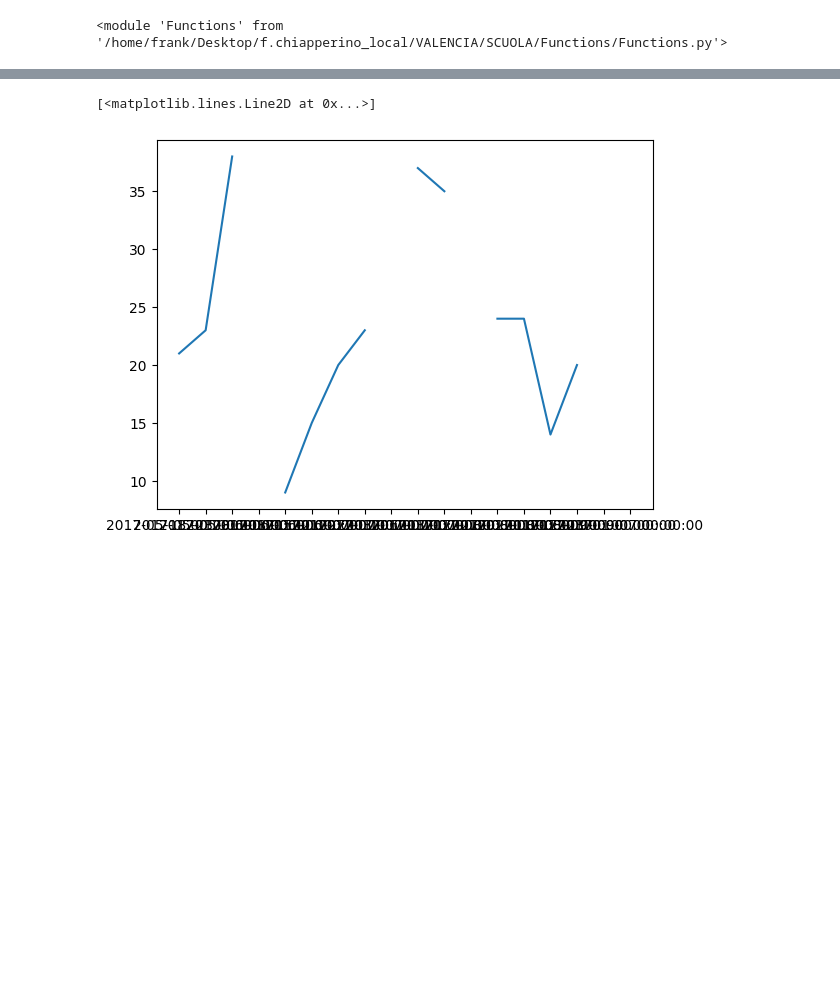
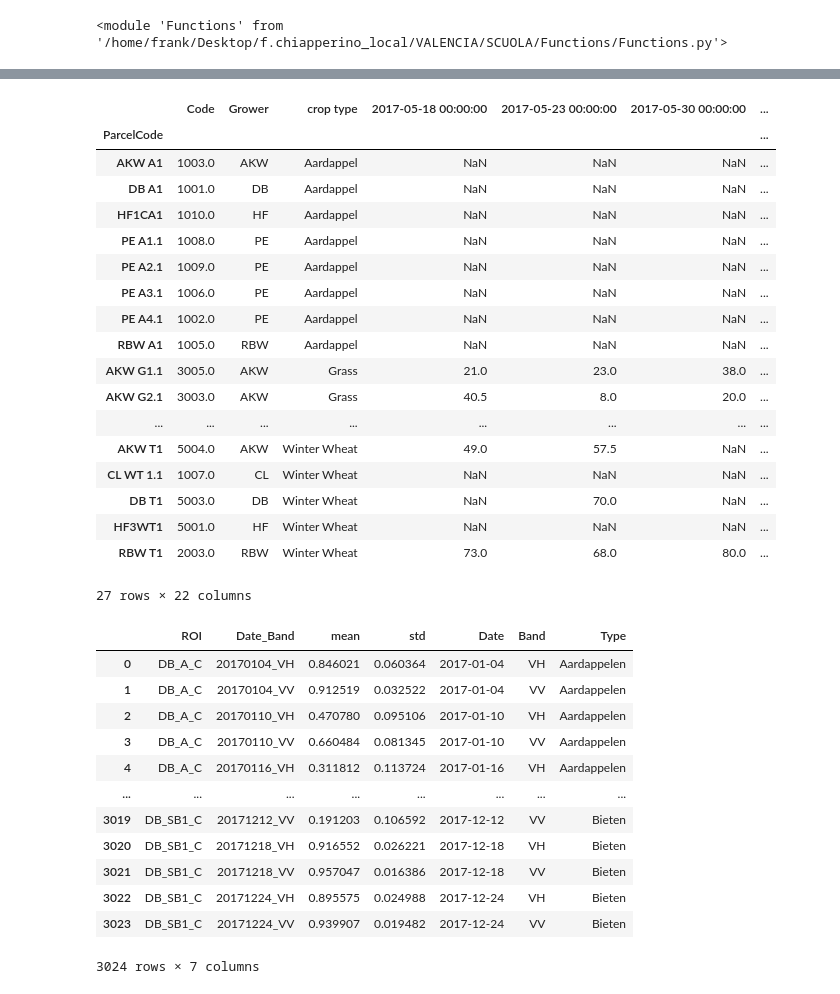
Before and after one commit to cFr4nk/Tesi_SAR_Analysis, a Jupyter notebook: Untitled-1.ipynb, the cells around one changed output, grey strips where cells are left out. Cells and saved outputs as stored; diff of their text form; code cells hidden in the pictures; blank space fills up the shorter version.

```diff
--- a/Untitled-1.ipynb
+++ b/Untitled-1.ipynb
@@ -43,5 +51,42 @@ ValueError: could not convert string to float: '28-53'
+# %%
+df_filtrato = df_height[~df_height.index.astype(str).str.endswith('2')]
+df_filtrato.dropna(subset=['Code'], inplace=True)
+display(df_filtrato)
+# %% [output]
+|  | Code | Grower | crop type | 2017-05-18 00:00:00 | 2017-05-23 00:00:00 | 2017-05-30 00:00:00 | ... |
+| ParcelCode |  |  |  |  |  |  | ... |
+| AKW A1 | 1003.0 | AKW | Aardappel | NaN | NaN | NaN | ... |
+| DB A1 | 1001.0 | DB | Aardappel | NaN | NaN | NaN | ... |
+| HF1CA1 | 1010.0 | HF | Aardappel | NaN | NaN | NaN | ... |
+| PE A1.1 | 1008.0 | PE | Aardappel | NaN | NaN | NaN | ... |
+| PE A2.1 | 1009.0 | PE | Aardappel | NaN | NaN | NaN | ... |
+| PE A3.1 | 1006.0 | PE | Aardappel | NaN | NaN | NaN | ... |
+| PE A4.1 | 1002.0 | PE | Aardappel | NaN | NaN | NaN | ... |
+| RBW A1 | 1005.0 | RBW | Aardappel | NaN | NaN | NaN | ... |
+| AKW G1.1 | 3005.0 | AKW | Grass | 21.0 | 23.0 | 38.0 | ... |
+| AKW G2.1 | 3003.0 | AKW | Grass | 40.5 | 8.0 | 20.0 | ... |
+| ... | ... | ... | ... | ... | ... | ... | ... |
+| AKW T1 | 5004.0 | AKW | Winter Wheat | 49.0 | 57.5 | NaN | ... |
+| CL WT 1.1 | 1007.0 | CL | Winter Wheat | NaN | NaN | NaN | ... |
+| DB T1 | 5003.0 | DB | Winter Wheat | NaN | 70.0 | NaN | ... |
+| HF3WT1 | 5001.0 | HF | Winter Wheat | NaN | NaN | NaN | ... |
+| RBW T1 | 2003.0 | RBW | Winter Wheat | 73.0 | 68.0 | 80.0 | ... |
+27 rows × 22 columns
 # %%
-plt.plot(df_height.iloc[3,2:])
+df_stats = pd.read_csv('/home/frank/Desktop/f.chiapperino_local/VALENCIA/SCUOLA/App/Documents/csv/TimeSeries_Coherencia.csv')
+
+#display(df_stats)
 # %% [output]
+|  | ROI | Date_Band | mean | std | Date | Band | Type |
+| 0 | DB_A_C | 20170104_VH | 0.846021 | 0.060364 | 2017-01-04 | VH | Aardappelen |
+| 1 | DB_A_C | 20170104_VV | 0.912519 | 0.032522 | 2017-01-04 | VV | Aardappelen |
+| 2 | DB_A_C | 20170110_VH | 0.470780 | 0.095106 | 2017-01-10 | VH | Aardappelen |
+| 3 | DB_A_C | 20170110_VV | 0.660484 | 0.081345 | 2017-01-10 | VV | Aardappelen |
+| 4 | DB_A_C | 20170116_VH | 0.311812 | 0.113724 | 2017-01-16 | VH | Aardappelen |
+| ... | ... | ... | ... | ... | ... | ... | ... |
+| 3019 | DB_SB1_C | 20171212_VV | 0.191203 | 0.106592 | 2017-12-12 | VV | Bieten |
+| 3020 | DB_SB1_C | 20171218_VH | 0.916552 | 0.026221 | 2017-12-18 | VH | Bieten |
+| 3021 | DB_SB1_C | 20171218_VV | 0.957047 | 0.016386 | 2017-12-18 | VV | Bieten |
+| 3022 | DB_SB1_C | 20171224_VH | 0.895575 | 0.024988 | 2017-12-24 | VH | Bieten |
+| 3023 | DB_SB1_C | 20171224_VV | 0.939907 | 0.019482 | 2017-12-24 | VV | Bieten |
-[<matplotlib.lines.Line2D at 0x...>]
+3024 rows × 7 columns
-[figure, removed]
```
Also changed, not shown: parts of 5 cells of this notebook, 1 other file.
